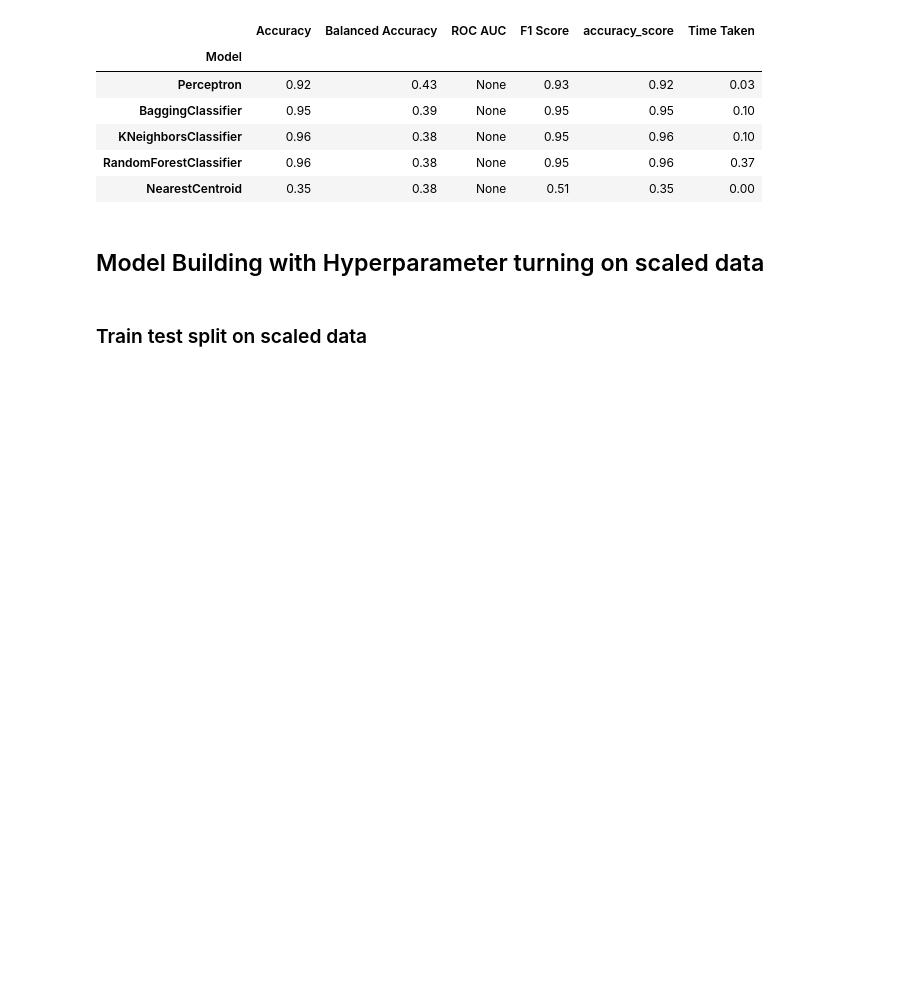
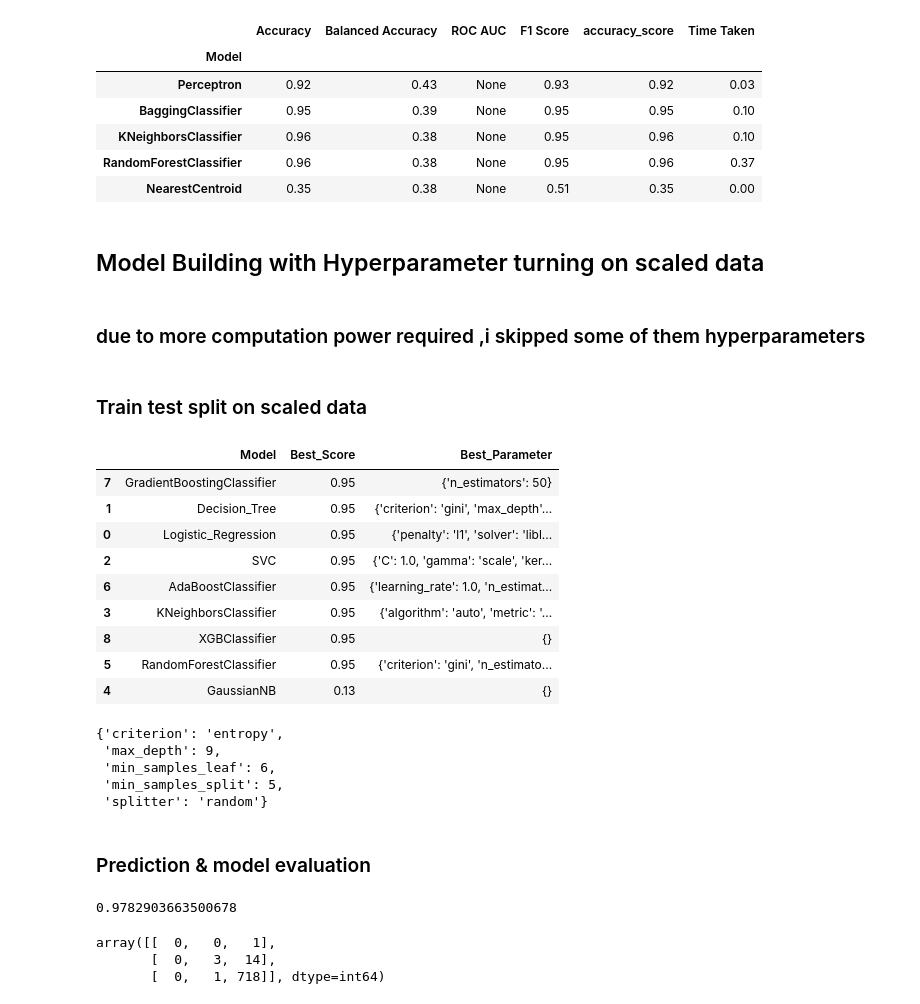
Before and after one commit to Ranjit-Singh-786/Thyroid-Disease_ML-Project, a Jupyter notebook: model Training.ipynb, the cells around one changed output. Saved outputs shown, nothing was run; the diff lists cells and outputs as text; code cells hidden in the pictures; blank space fills up the shorter version.

Commit message:
model buil and Api creation start

```diff
--- a/model Training.ipynb
+++ b/model Training.ipynb
@@ -236,3 +236,5 @@ model_and_parameter ={
 }
 
 }
+# %% [markdown]
+### due to more computation power required ,i skipped some of them hyperparameters
@@ -239,7 +308,7 @@ model_and_parameter ={
 # %% [markdown]
 ### Train test split on scaled data
 # %%
-x = scaled_data.drop(['labels','continues_target'],axis = 1)
+x = scaled_data.drop(['labels'],axis = 1)
 y = scaled_data['labels']
 x_train,x_test,y_train,y_test = train_test_split(x,y,test_size=0.2,random_state=42)
 # %%
@@ -256,4 +325,25 @@ for model_name ,model_param in model_and_parameter.items():
     joblib.dump(best_model_of_algo,'models/ML_models/'+model_name+str(int(round(gs.best_score_,2)*100))+'.lb')     # to save the best model of algorithm
 # %%
 model_info = pd.DataFrame(Scores,columns=['Model','Best_Score','Best_Parameter'])
-model_info
+model_info.sort_values(by='Best_Score',ascending=False)
+# %% [output]
+|  | Model | Best_Score | Best_Parameter |
+| 7 | GradientBoostingClassifier | 0.95 | {'n_estimators': 50} |
+| 1 | Decision_Tree | 0.95 | {'criterion': 'gini', 'max_depth'... |
+| 0 | Logistic_Regression | 0.95 | {'penalty': 'l1', 'solver': 'libl... |
+| 2 | SVC | 0.95 | {'C': 1.0, 'gamma': 'scale', 'ker... |
+| 6 | AdaBoostClassifier | 0.95 | {'learning_rate': 1.0, 'n_estimat... |
+| 3 | KNeighborsClassifier | 0.95 | {'algorithm': 'auto', 'metric': '... |
+| 8 | XGBClassifier | 0.95 | {} |
+| 5 | RandomForestClassifier | 0.95 | {'criterion': 'gini', 'n_estimato... |
+| 4 | GaussianNB | 0.13 | {} |
+# %%
+model_info.sort_values(by='Best_Score',ascending=False).iloc[0,2]        # best parameter
+# %% [output]
+{'criterion': 'entropy',
+ 'max_depth': 9,
+ 'min_samples_leaf': 6,
+ 'min_samples_split': 5,
+ 'splitter': 'random'}
+# %% [markdown]
+### Prediction & model evaluation
@@ -259,0 +353,10 @@ model_info
+# %%
+accuracy_score(y_test,y_pred)           ## good accuracy on testing data
+# %% [output]
+0.9782903663500678
+# %%
+confusion_matrix(y_test,y_pred)
+# %% [output]
+array([[  0,   0,   1],
+       [  0,   3,  14],
+       [  0,   1, 718]], dtype=int64)
```
Also changed, not shown: parts of 17 cells of this notebook, 9 other files.
